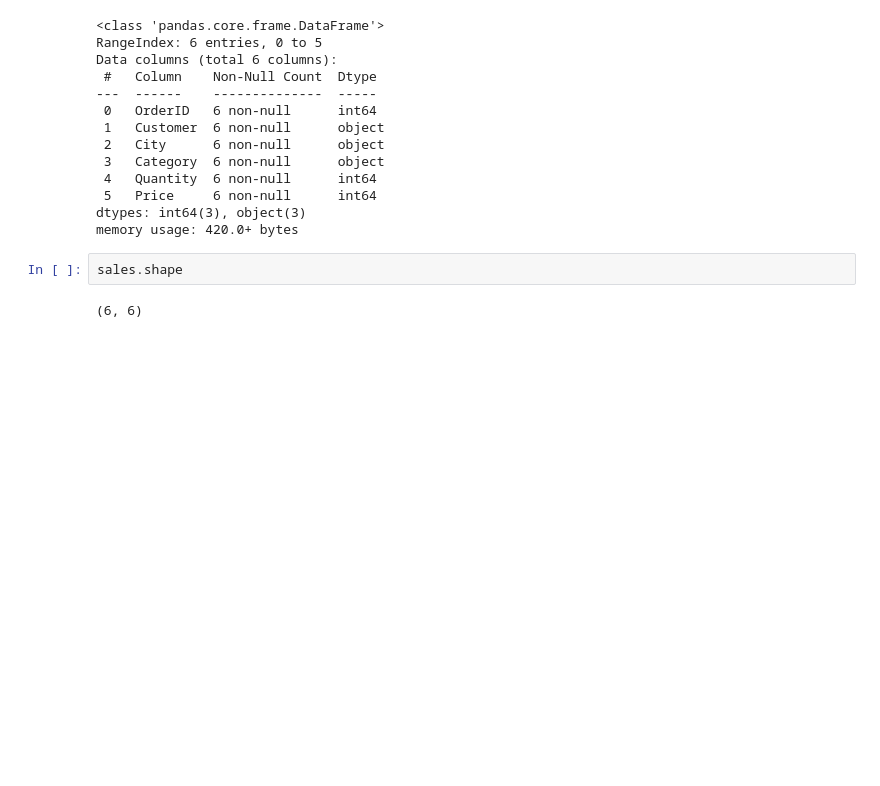
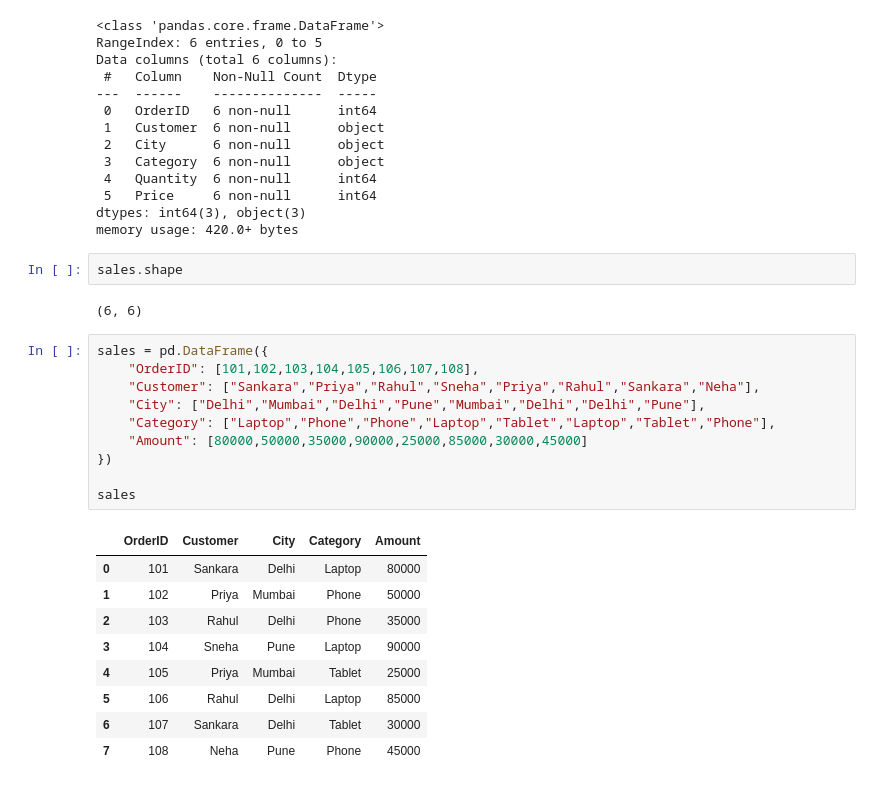
Before and after one commit to hiteshparashar4/collab, a Jupyter notebook: chapter_appendix-tools-for-deep-learning/jupyter.ipynb, the cells around one changed output. Cells and saved outputs as stored; diff of their text form; blank space fills up the shorter version.

```diff
--- a/chapter_appendix-tools-for-deep-learning/jupyter.ipynb
+++ b/chapter_appendix-tools-for-deep-learning/jupyter.ipynb
@@ -87,3 +85,23 @@ memory usage: 420.0+ bytes
 sales.shape
 # %% [output]
 (6, 6)
+# %%
+sales = pd.DataFrame({
+    "OrderID": [101,102,103,104,105,106,107,108],
+    "Customer": ["Sankara","Priya","Rahul","Sneha","Priya","Rahul","Sankara","Neha"],
+    "City": ["Delhi","Mumbai","Delhi","Pune","Mumbai","Delhi","Delhi","Pune"],
+    "Category": ["Laptop","Phone","Phone","Laptop","Tablet","Laptop","Tablet","Phone"],
+    "Amount": [80000,50000,35000,90000,25000,85000,30000,45000]
+})
+
+sales
+# %% [output]
+|  | OrderID | Customer | City | Category | Amount |
+| 0 | 101 | Sankara | Delhi | Laptop | 80000 |
+| 1 | 102 | Priya | Mumbai | Phone | 50000 |
+| 2 | 103 | Rahul | Delhi | Phone | 35000 |
+| 3 | 104 | Sneha | Pune | Laptop | 90000 |
+| 4 | 105 | Priya | Mumbai | Tablet | 25000 |
+| 5 | 106 | Rahul | Delhi | Laptop | 85000 |
+| 6 | 107 | Sankara | Delhi | Tablet | 30000 |
+| 7 | 108 | Neha | Pune | Phone | 45000 |
```
Also changed, not shown: parts of 6 cells of this notebook.
